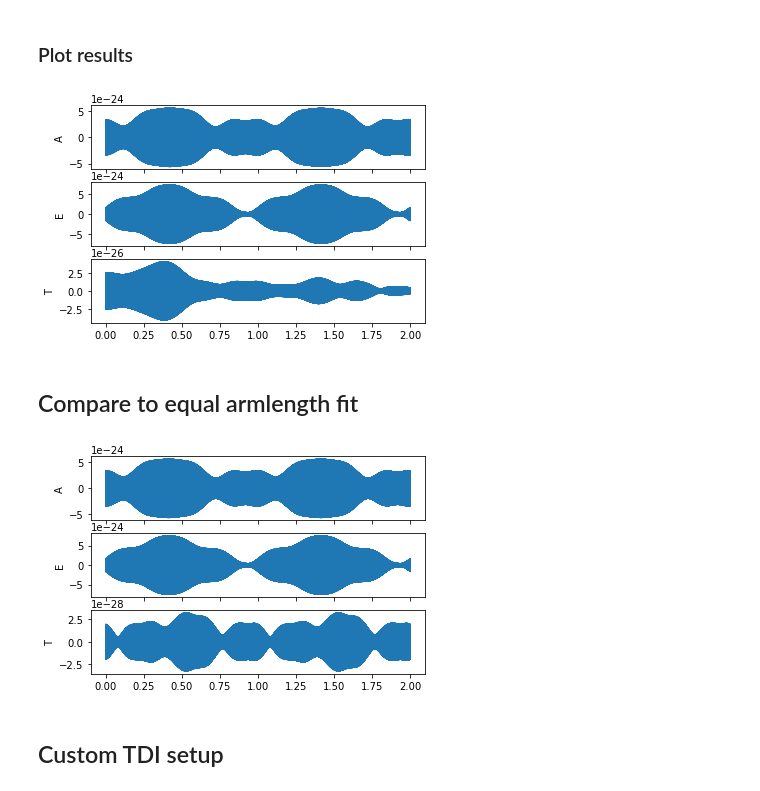
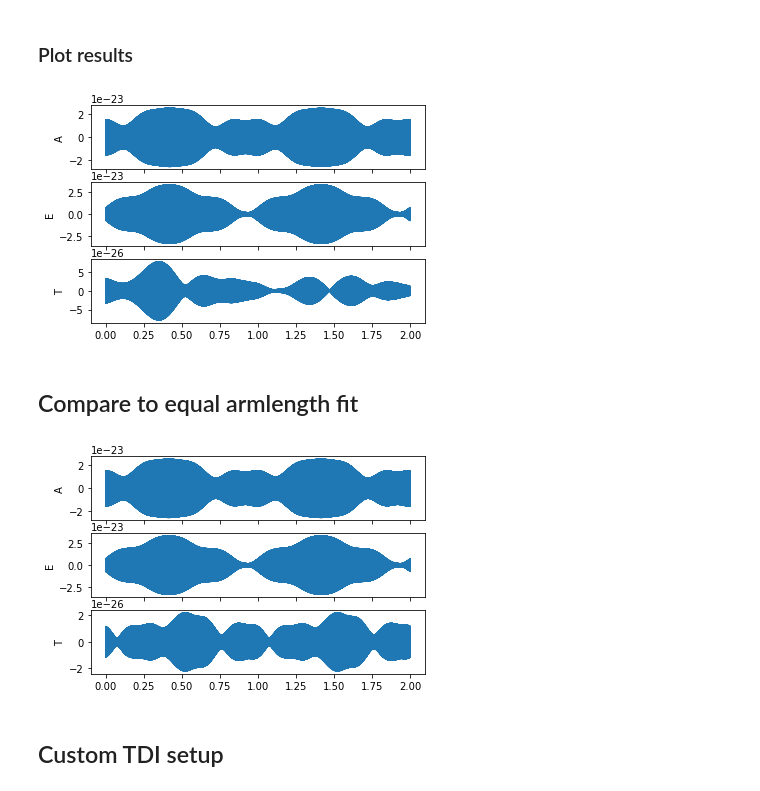
Before and after one commit to mikekatz04/lisa-on-gpu, a Jupyter notebook: docs/doctrees/nbsphinx/fast_LISA_response_tutorial.ipynb, the cells around one changed output. Cells and saved outputs as stored; diff of their text form; code cells hidden in the pictures.

```diff
--- a/docs/doctrees/nbsphinx/fast_LISA_response_tutorial.ipynb
+++ b/docs/doctrees/nbsphinx/fast_LISA_response_tutorial.ipynb
@@ -147,7 +147,7 @@ orbit_file_esa = "../orbit_files/esa-trailing-orbits.h5"
 orbit_kwargs_esa = dict(orbit_file=orbit_file_esa)
 
 # 1st or 2nd or custom (see docs for custom)
-tdi_gen = "1st generation"
+tdi_gen = "2nd generation"
 
 index_lambda = 6
 index_beta = 7
@@ -159,10 +159,10 @@ tdi_kwargs_esa = dict(
 gb_lisa_esa = ResponseWrapper(
     gb,
     T,
-    t0,
     dt,
     index_lambda,
     index_beta,
+    t0=t0,
     flip_hx=False,  # set to True if waveform is h+ - ihx
     use_gpu=use_gpu,
     remove_sky_coords=True,  # True if the waveform generator does not take sky coordinates
@@ -194,41 +194,41 @@ for i, lab in enumerate(["A", "E", "T"]):
     ax[i].plot(np.arange(len(chans[0])) * dt / YRSID_SI, chans[i])
     ax[i].set_ylabel(lab)
 # %% [output]
-[figure, old version]
+[figure, new version]
 # %% [markdown]
 ## Compare to equal armlength fit
 # %%
 orbit_file_equal = "../orbit_files/equalarmlength-trailing-fit.h5"
 
 orbit_kwargs_equal = dict(orbit_file=orbit_file_equal)
 
 tdi_kwargs_equal = dict(
     orbit_kwargs=orbit_kwargs_equal, order=order, tdi=tdi_gen, tdi_chan="AET",
 )
 
 gb_lisa_equal = ResponseWrapper(
     gb,
     T,
-    t0,
     dt,
     index_lambda,
     index_beta,
+    t0=t0,
     flip_hx=False,  # set to True if waveform is h+ - ihx
     use_gpu=use_gpu,
     remove_sky_coords=True,  # True if the waveform generator does not take sky coordinates
     is_ecliptic_latitude=True,  # False if using polar angle (theta)
     remove_garbage=True,  # removes the beginning of the signal that has bad information
     **tdi_kwargs_equal,
 )
 chans_equal = gb_lisa_equal(A, f, fdot, iota, phi0, psi, lam, beta)
 
 fig, ax = plt.subplots(3, 1, sharex=True)
 
 for i, lab in enumerate(["A", "E", "T"]):
     ax[i].plot(np.arange(len(chans[0])) * dt / YRSID_SI, chans_equal[i])
     ax[i].set_ylabel(lab)
 # %% [output]
-[figure, old version]
+[figure, new version]
 # %% [markdown]
 ## Custom TDI setup
 # %% [markdown]
```
Also changed, not shown: parts of 1 cell of this notebook, 18 other files.
